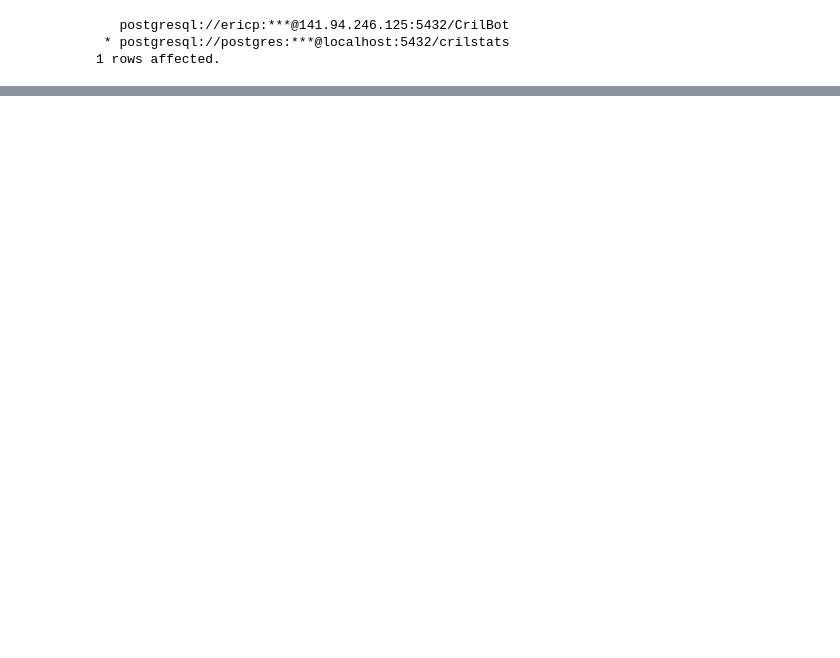
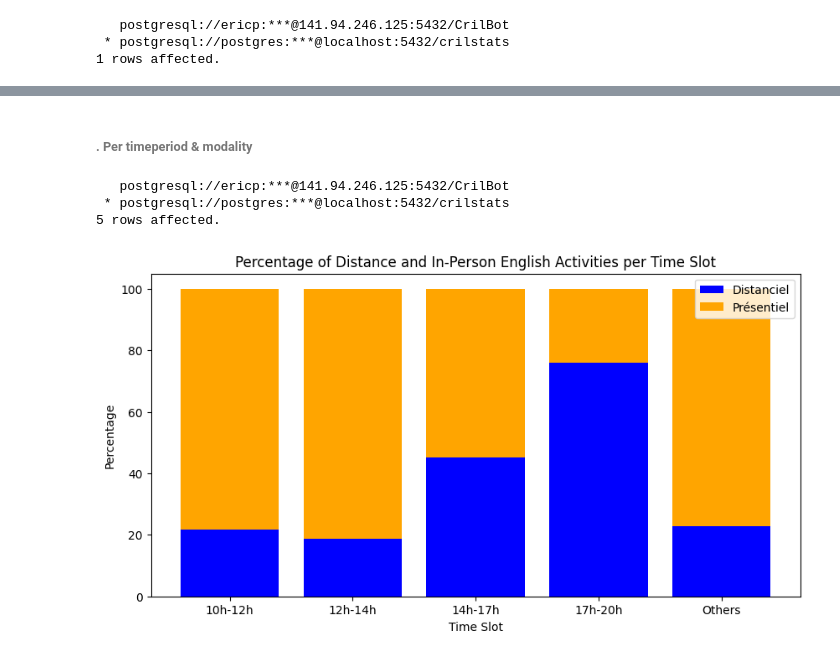
Before and after one commit to Eric-Philippe/CrilStats, a Jupyter notebook: playbook.ipynb, the cells around one changed output, grey strips where cells are left out. Saved outputs shown, nothing was run; the diff lists cells and outputs as text; code cells hidden in the pictures; blank space fills up the shorter version.

```diff
--- a/playbook.ipynb
+++ b/playbook.ipynb
@@ -158,0 +444,65 @@ print(f"📊 | Percentage of filtered data: {res:.2f}%")
+# %% [markdown]
+###### . Per timeperiod & modality
+# %%
+req = """
+WITH time_slot_hours AS (
+    SELECT
+        CASE
+            WHEN EXTRACT(HOUR FROM start_date) >= 10 AND (EXTRACT(HOUR FROM end_date) < 12 OR EXTRACT(HOUR FROM end_date) = 12 AND EXTRACT(MINUTE FROM end_date) = 0) THEN '10h-12h'
+            WHEN EXTRACT(HOUR FROM start_date) >= 12 AND (EXTRACT(HOUR FROM end_date) < 14 OR EXTRACT(HOUR FROM end_date) = 14 AND EXTRACT(MINUTE FROM end_date) = 0) THEN '12h-14h'
+            WHEN EXTRACT(HOUR FROM start_date) >= 14 AND (EXTRACT(HOUR FROM end_date) < 17 OR EXTRACT(HOUR FROM end_date) = 17 AND EXTRACT(MINUTE FROM end_date) = 0) THEN '14h-17h'
+            WHEN EXTRACT(HOUR FROM start_date) >= 17 AND (EXTRACT(HOUR FROM end_date) < 20 OR EXTRACT(HOUR FROM end_date) = 20 AND EXTRACT(MINUTE FROM end_date) = 0) THEN '17h-20h'
+            ELSE 'Others'
+        END AS time_slot,
+        dist,
+        SUM(EXTRACT(EPOCH FROM (end_date - start_date)) / 3600) AS total_hours
+    FROM
+        filtered_slots
+    WHERE
+        type = 'Activité' AND langue = 'AN'
+    GROUP BY
+        time_slot, dist
+),
+total_hours_per_slot AS (
+    SELECT
+        time_slot,
+        SUM(total_hours) AS total_hours
+    FROM
+        time_slot_hours
+    GROUP BY
+        time_slot
+)
+SELECT
+    tsh.time_slot,
+    COALESCE(ROUND((SUM(CASE WHEN tsh.dist THEN tsh.total_hours ELSE 0 END) / ths.total_hours) * 100, 2), 0) AS distanciel_perc,
+    COALESCE(ROUND((SUM(CASE WHEN NOT tsh.dist THEN tsh.total_hours ELSE 0 END) / ths.total_hours) * 100, 2), 0) AS presentiel_perc
+FROM
+    time_slot_hours tsh
+JOIN
+    total_hours_per_slot ths
+    ON tsh.time_slot = ths.time_slot
+GROUP BY
+    tsh.time_slot, ths.total_hours
+ORDER BY
+    tsh.time_slot;
+
+"""
+
+result = get_ipython().run_line_magic('sql', f'{req}')
+
+df = result.DataFrame()
+
+# Plot the data in a stacked bar chart
+plt.figure(figsize=(10, 5))
+plt.bar(df.time_slot, df.distanciel_perc, color='blue', label='Distanciel')
+plt.bar(df.time_slot, df.presentiel_perc, bottom=df.distanciel_perc, color='orange', label='Présentiel')
+plt.xlabel('Time Slot')
+plt.ylabel('Percentage')
+plt.title('Percentage of Distance and In-Person English Activities per Time Slot')
+plt.legend()
+plt.show()
+# %% [output]
+   postgresql://ericp:***@141.94.246.125:5432/CrilBot
+ * postgresql://postgres:***@localhost:5432/crilstats
+5 rows affected.
+[figure, added]
```
Also changed, not shown: parts of 95 cells of this notebook, 1 other file.
